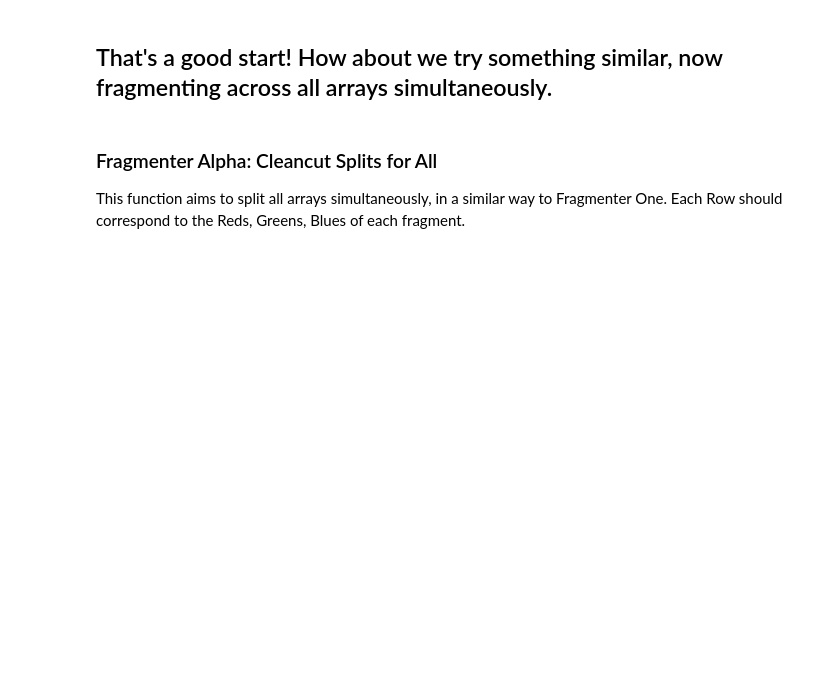
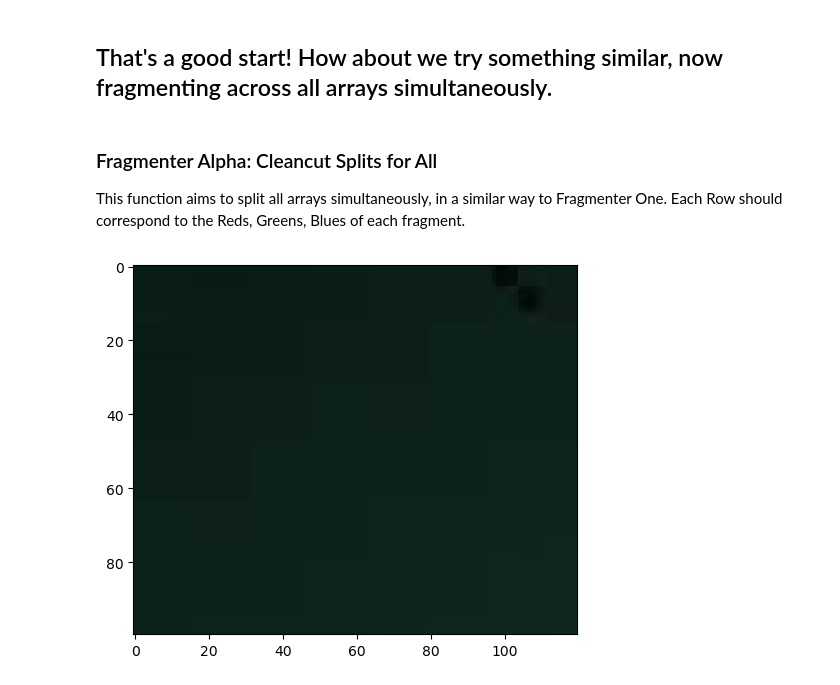
Before and after one commit to jaccl17/imageland, a Jupyter notebook: misc/image_fragmenter.ipynb, the cells around one changed output. Saved outputs shown, nothing was run; the diff lists cells and outputs as text; code cells hidden in the pictures; blank space fills up the shorter version.

Commit message:
update fragmenter 2

```diff
--- a/misc/image_fragmenter.ipynb
+++ b/misc/image_fragmenter.ipynb
@@ -122,3 +120,9 @@ def fragmenter_alpha(image, fragment_size):
             fragment = image[y:y+fragment_size, x:x+fragment_size]
             fragments.append(fragment)
     return fragments
+# %%
+fragment = test_image[0:100, 0:120]
+plt.imshow(fragment)
+plt.show()
+# %% [output]
+[figure, added]
```
Also changed, not shown: parts of 3 cells of this notebook.
